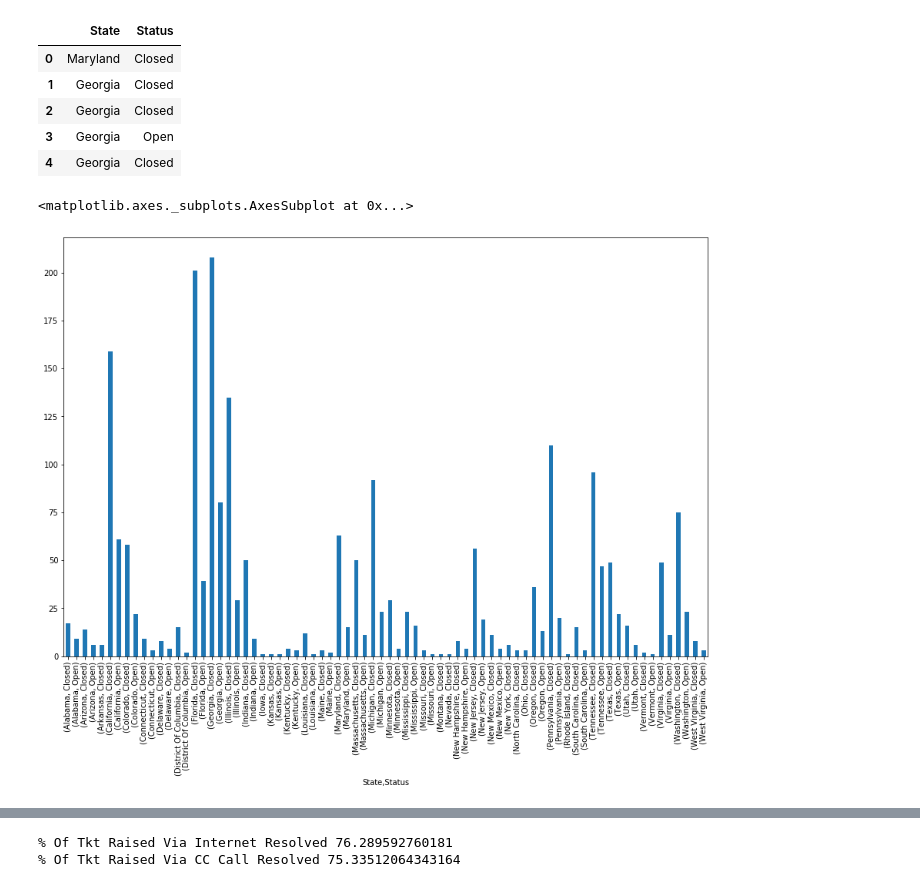
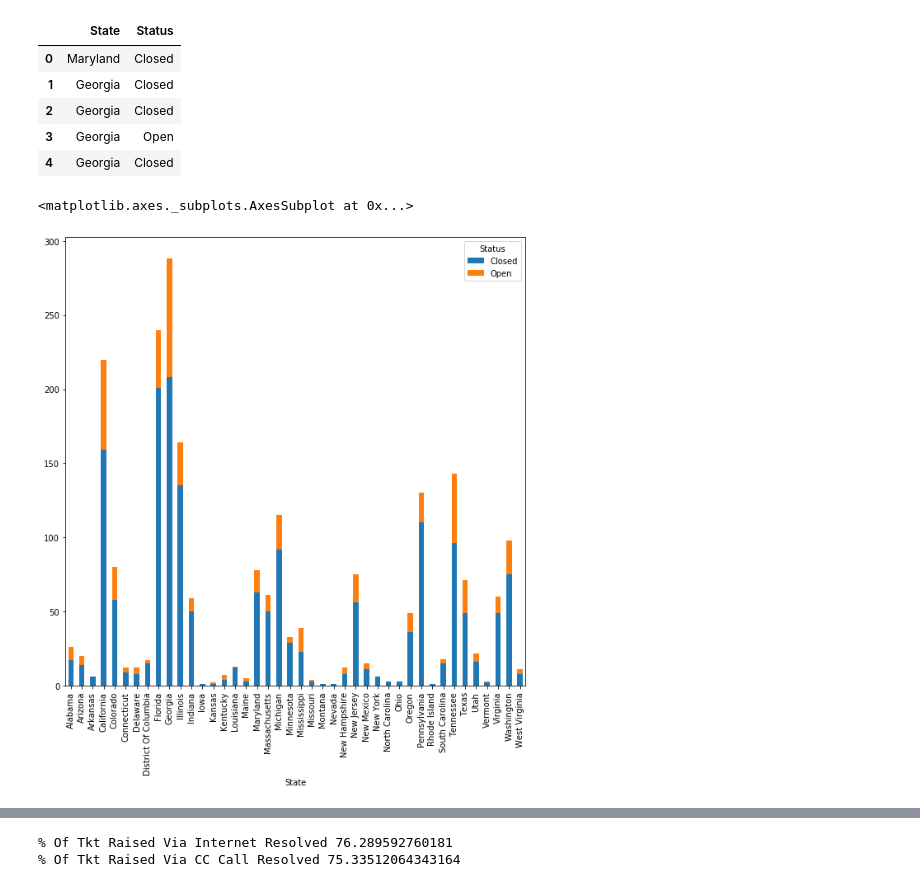
Before and after one commit to Adityav93/ComcastDataAnalysis-Python, a Jupyter notebook: ComCast.ipynb, the cells around one changed output, grey strips where cells are left out. Saved outputs shown, nothing was run; the diff lists cells and outputs as text; code cells hidden in the pictures.

```diff
--- a/ComCast.ipynb
+++ b/ComCast.ipynb
@@ -145,8 +141,7 @@ Status_DF.head()
 # %%
 #Group by state and status and plot a bar chart for the same
 df1 = Status_DF.groupby(['State', 'Status']).size()
-plt.figure(figsize=(15,10))
-df1.plot.bar()
+df1.unstack().plot(kind="bar",stacked=True,figsize=(10,10))
 # %% [output]
 <matplotlib.axes._subplots.AxesSubplot at 0x...>
-[figure, old version]
+[figure, new version]
```
Also changed, not shown: parts of 8 cells of this notebook.
